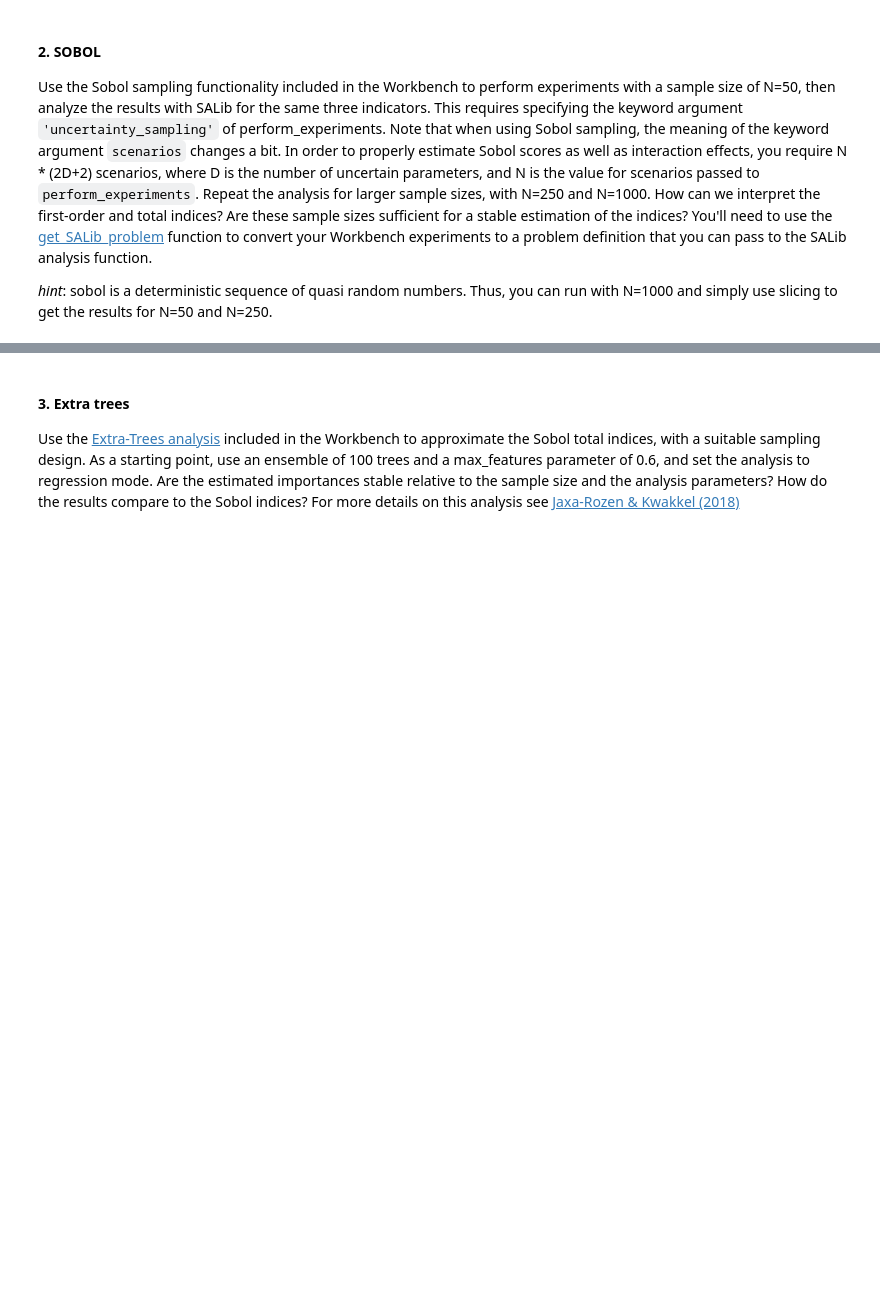
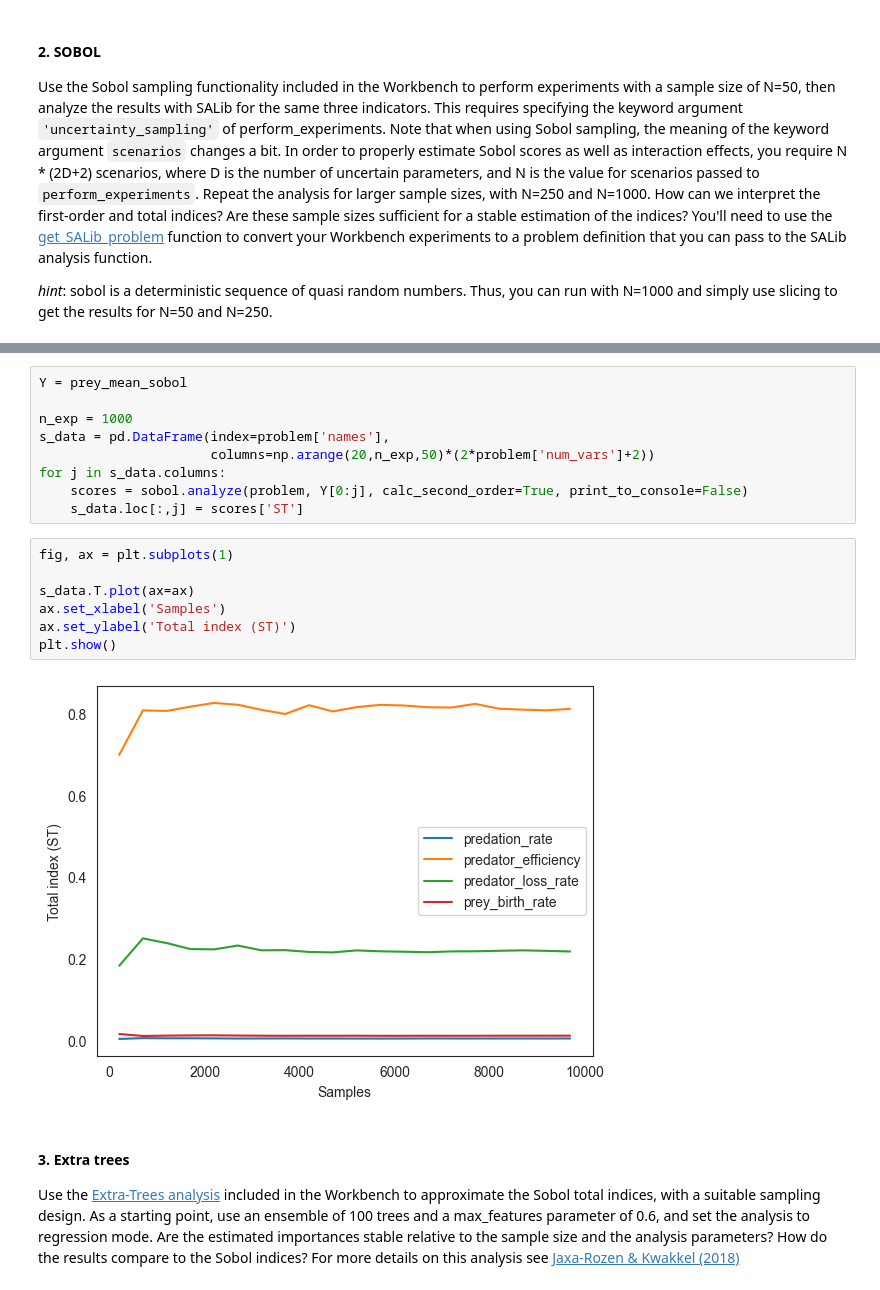
Before and after one commit to RyanTanYiWei/epa1361_open, a Jupyter notebook: Week 3-4 - vulnerability analysis/assignment 6 - sensitivity analysis.ipynb, the cells around one changed output, grey strips where cells are left out. Drawn from its saved outputs; the diff is of its cells as text; blank space fills up the shorter version.

```diff
--- a/Week 3-4 - vulnerability analysis/assignment 6 - sensitivity analysis.ipynb
+++ b/Week 3-4 - vulnerability analysis/assignment 6 - sensitivity analysis.ipynb
@@ -105,3 +240,21 @@ experiments, outcomes = perform_experiments([py_model],
+# %%
+Y = prey_mean_sobol
+
+n_exp = 1000
+s_data = pd.DataFrame(index=problem['names'],
+                      columns=np.arange(20,n_exp,50)*(2*problem['num_vars']+2))
+for j in s_data.columns:
+    scores = sobol.analyze(problem, Y[0:j], calc_second_order=True, print_to_console=False)
+    s_data.loc[:,j] = scores['ST']
+# %%
+fig, ax = plt.subplots(1)
+
+s_data.T.plot(ax=ax)
+ax.set_xlabel('Samples')
+ax.set_ylabel('Total index (ST)')
+plt.show()
+# %% [output]
+[figure, added]
 # %% [markdown]
 #### 3. Extra trees
 Use the [Extra-Trees analysis](https://emaworkbench.readthedocs.io/en/latest/ema_documentation/analysis/feature_scoring.html) included in the Workbench to approximate the Sobol total indices, with a suitable sampling design. As a starting point, use an ensemble of 100 trees and a max_features parameter of 0.6, and set the analysis to regression mode. Are the estimated importances stable relative to the sample size and the analysis parameters? How do the results compare to the Sobol indices? For more details on this analysis see [Jaxa-Rozen & Kwakkel (2018)](https://www.sciencedirect.com/science/article/pii/S1364815217311581)
```
Also changed, not shown: parts of 22 cells of this notebook, 1 other file.
